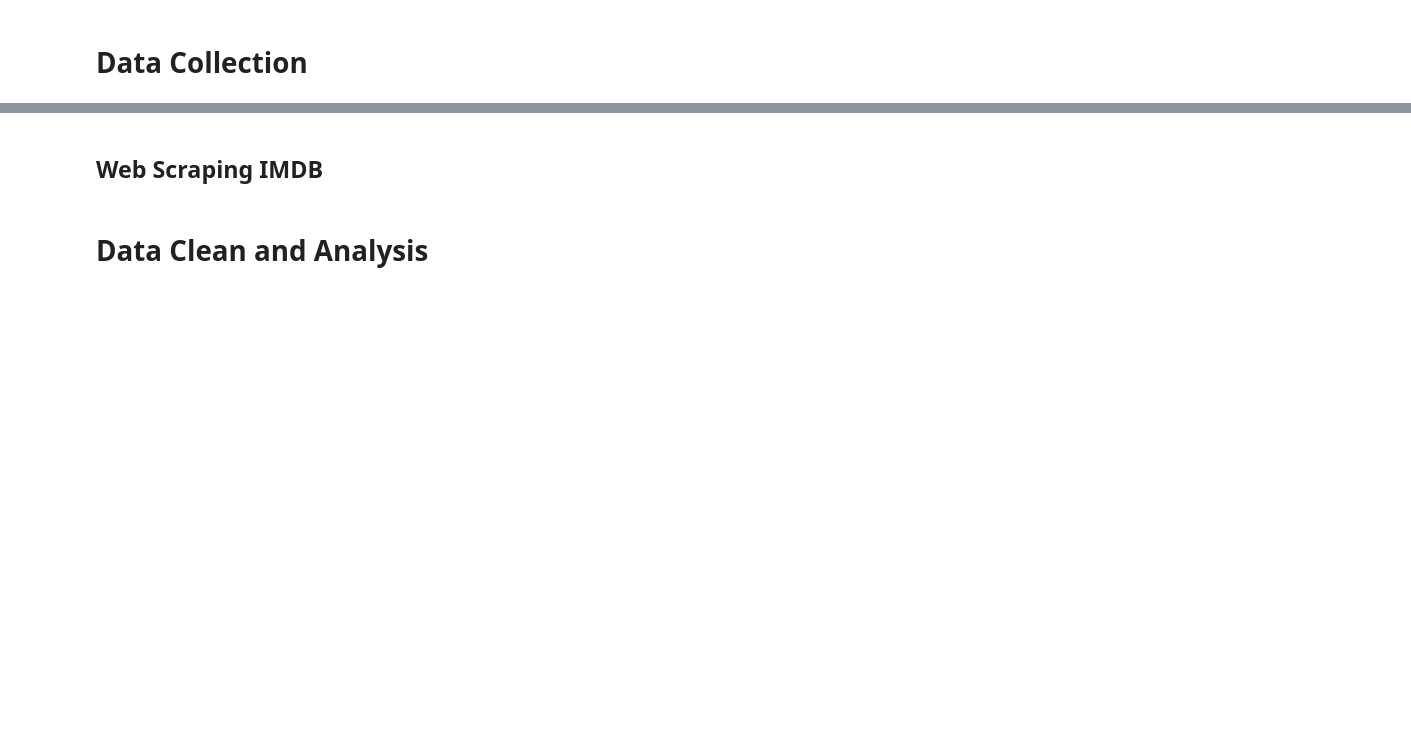
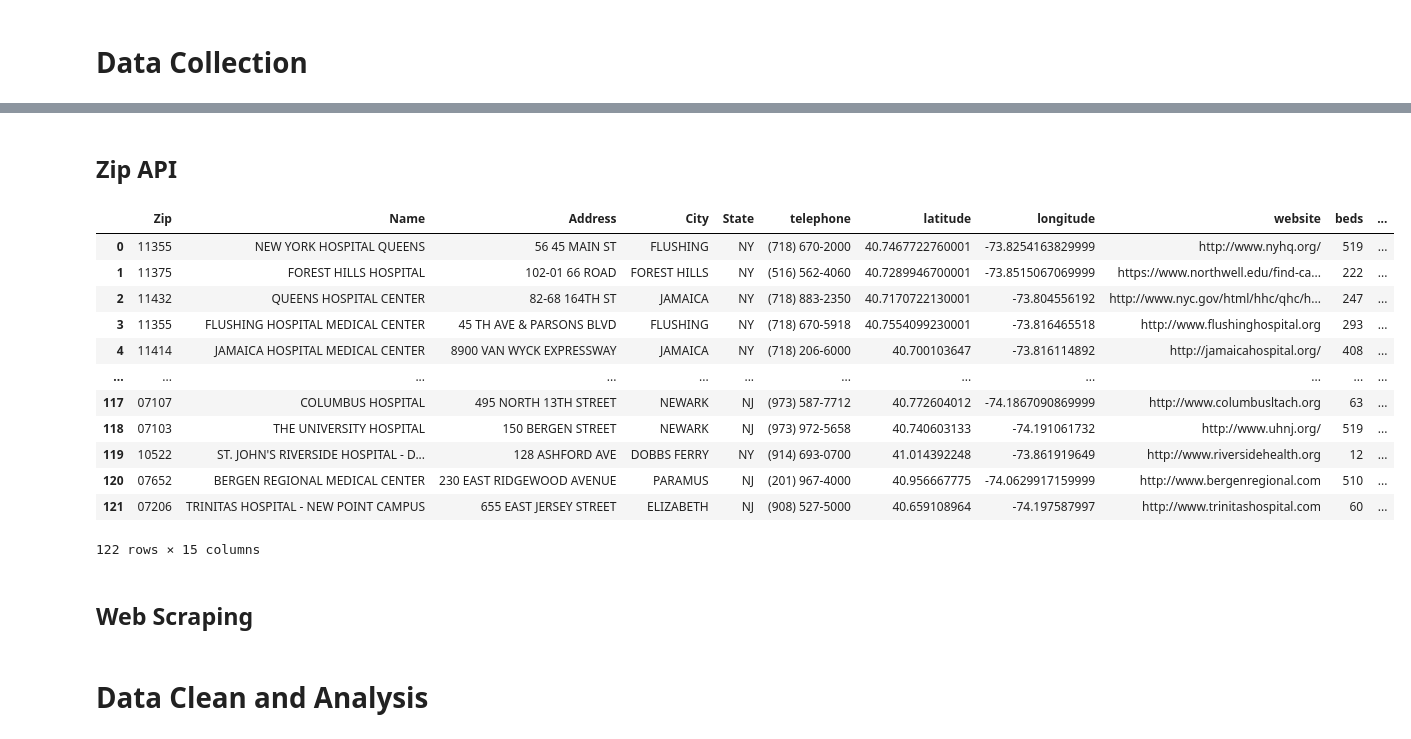
Before and after one commit to mrozenva/Coronavirus-Research, a Jupyter notebook: project_coronavirus.ipynb, the cells around one changed output, grey strips where cells are left out. Drawn from its saved outputs; the diff is of its cells as text; code cells hidden in the pictures; blank space fills up the shorter version.

```diff
--- a/project_coronavirus.ipynb
+++ b/project_coronavirus.ipynb
@@ -84,0 +97,2 @@ df2.to_csv('data/movie.csv')
+# %% [markdown]
+## Zip API
@@ -85,2 +105,29 @@ df2.to_csv('data/movie.csv')
+# %%
+f = open('api.json')
+api_key = json.load(f)
+url = f"https://service.zipapi.us/hospital/radius/11367?X-API-KEY={api_key['zip_api']['api']}"
+
+params = {
+            'radius': 20
+          }
+
+response = requests.get(url, params,  auth=HTTPBasicAuth(api_key['zip_api']['email'], api_key['zip_api']['password']))
+d = response.json()
+# %%
+pd.DataFrame(d['data'])
+# %% [output]
+|  | Zip | Name | Address | City | State | telephone | latitude | longitude | website | beds | ... |
+| 0 | 11355 | NEW YORK HOSPITAL QUEENS | 56 45 MAIN ST | FLUSHING | NY | (718) 670-2000 | 40.7467722760001 | -73.8254163829999 | http://www.nyhq.org/ | 519 | ... |
+| 1 | 11375 | FOREST HILLS HOSPITAL | 102-01 66 ROAD | FOREST HILLS | NY | (516) 562-4060 | 40.7289946700001 | -73.8515067069999 | https://www.northwell.edu/find-ca... | 222 | ... |
+| 2 | 11432 | QUEENS HOSPITAL CENTER | 82-68 164TH ST | JAMAICA | NY | (718) 883-2350 | 40.7170722130001 | -73.804556192 | http://www.nyc.gov/html/hhc/qhc/h... | 247 | ... |
+| 3 | 11355 | FLUSHING HOSPITAL MEDICAL CENTER | 45 TH AVE & PARSONS BLVD | FLUSHING | NY | (718) 670-5918 | 40.7554099230001 | -73.816465518 | http://www.flushinghospital.org | 293 | ... |
+| 4 | 11414 | JAMAICA HOSPITAL MEDICAL CENTER | 8900 VAN WYCK EXPRESSWAY | JAMAICA | NY | (718) 206-6000 | 40.700103647 | -73.816114892 | http://jamaicahospital.org/ | 408 | ... |
+| ... | ... | ... | ... | ... | ... | ... | ... | ... | ... | ... | ... |
+| 117 | 07107 | COLUMBUS HOSPITAL | 495 NORTH 13TH STREET | NEWARK | NJ | (973) 587-7712 | 40.772604012 | -74.1867090869999 | http://www.columbusltach.org | 63 | ... |
+| 118 | 07103 | THE UNIVERSITY HOSPITAL | 150 BERGEN STREET | NEWARK | NJ | (973) 972-5658 | 40.740603133 | -74.191061732 | http://www.uhnj.org/ | 519 | ... |
+| 119 | 10522 | ST. JOHN'S RIVERSIDE HOSPITAL - D... | 128 ASHFORD AVE | DOBBS FERRY | NY | (914) 693-0700 | 41.014392248 | -73.861919649 | http://www.riversidehealth.org | 12 | ... |
+| 120 | 07652 | BERGEN REGIONAL MEDICAL CENTER | 230 EAST RIDGEWOOD AVENUE | PARAMUS | NJ | (201) 967-4000 | 40.956667775 | -74.0629917159999 | http://www.bergenregional.com | 510 | ... |
+| 121 | 07206 | TRINITAS HOSPITAL - NEW POINT CAMPUS | 655 EAST JERSEY STREET | ELIZABETH | NJ | (908) 527-5000 | 40.659108964 | -74.197587997 | http://www.trinitashospital.com | 60 | ... |
+122 rows × 15 columns
 # %% [markdown]
-## Web Scraping IMDB
+## Web Scraping
```
Also changed, not shown: parts of 53 cells of this notebook, 1 other file.
